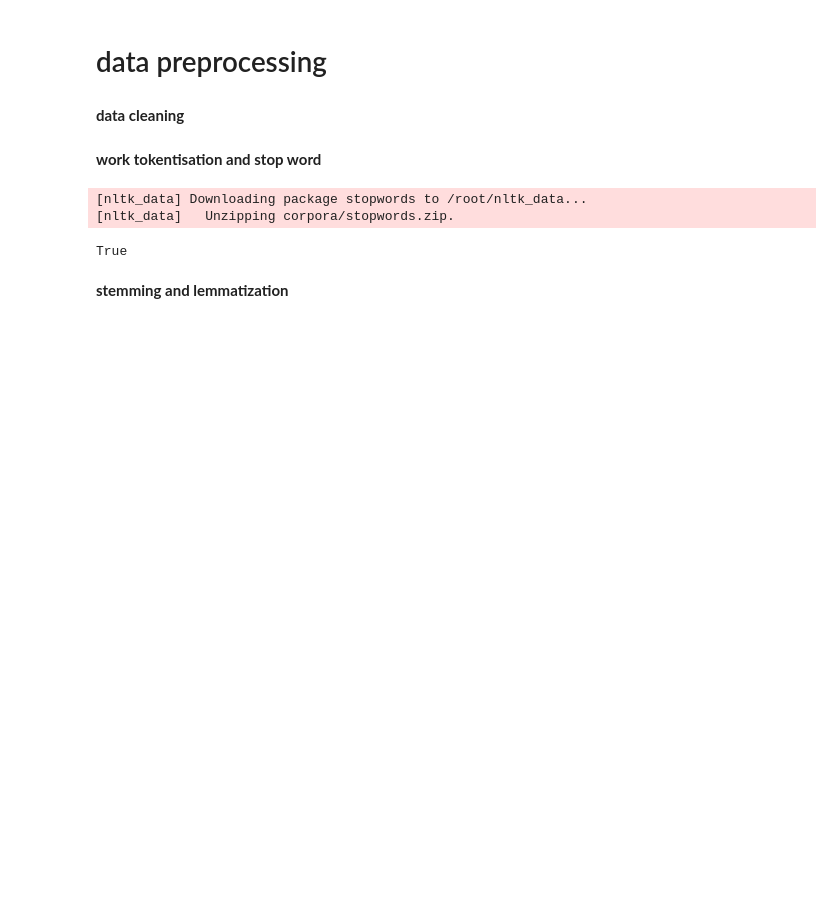
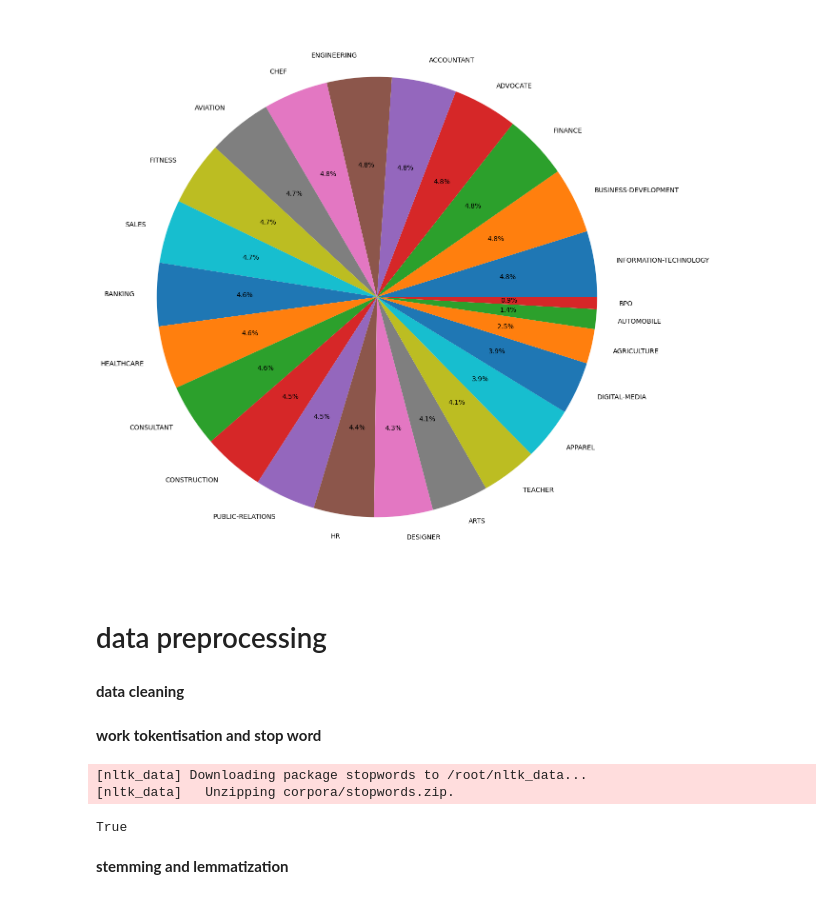
Before and after one commit to noushin94/Automated-Resume-Classification-using-NLP-and-ML, a Jupyter notebook: NLP_ML.ipynb, the cells around one changed output. Drawn from its saved outputs; the diff is of its cells as text; code cells hidden in the pictures; blank space fills up the shorter version.

```diff
--- a/NLP_ML.ipynb
+++ b/NLP_ML.ipynb
@@ -38,3 +61,12 @@ df
+# %%
+category=df['Category'].value_counts().reset_index()
+category
+
+plt.figure(figsize=(15,15))
+plt.pie(category['Category'],labels=category['index'], colors=None, autopct='%1.1f%%')
+plt.show()
+# %% [output]
+[figure, added]
 # %% [markdown]
 # data preprocessing
 # %% [markdown]
```
Also changed, not shown: parts of 22 cells of this notebook.
